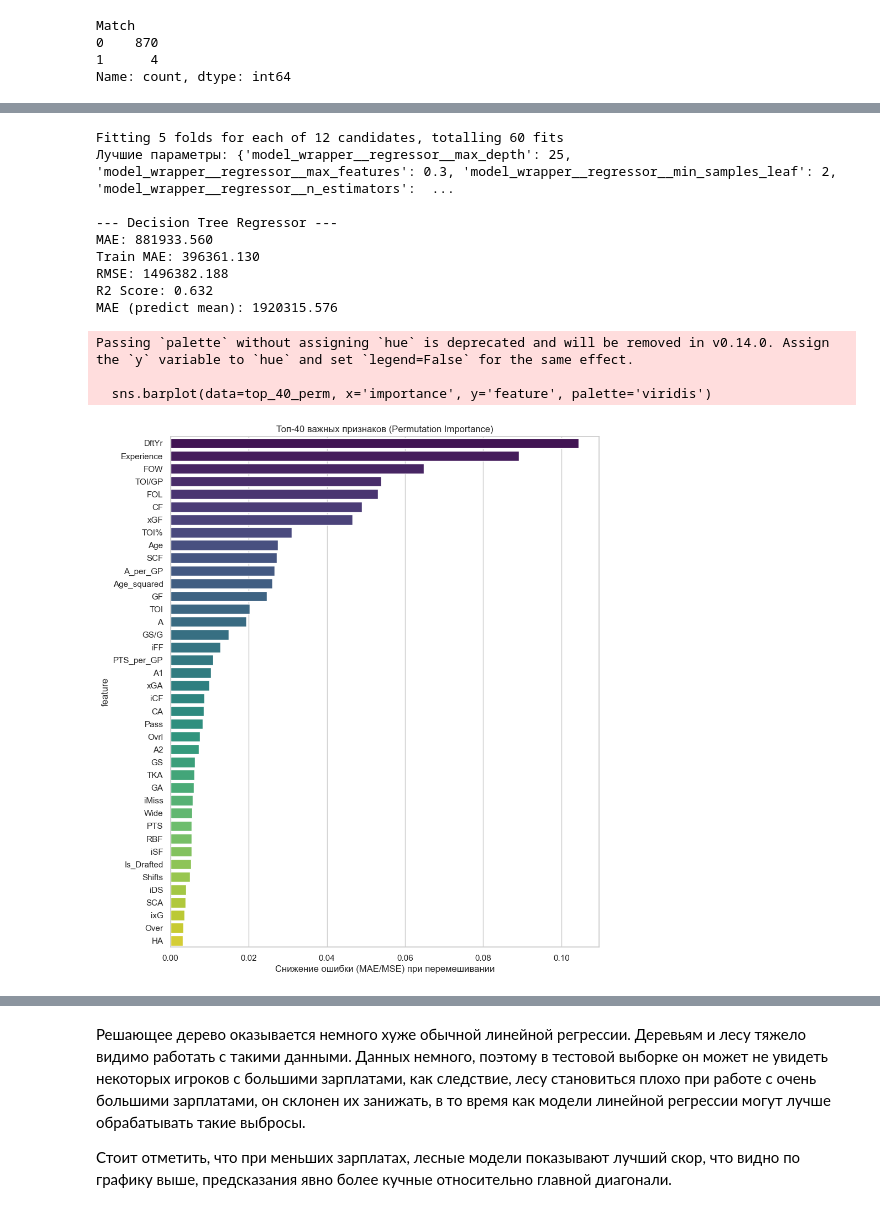
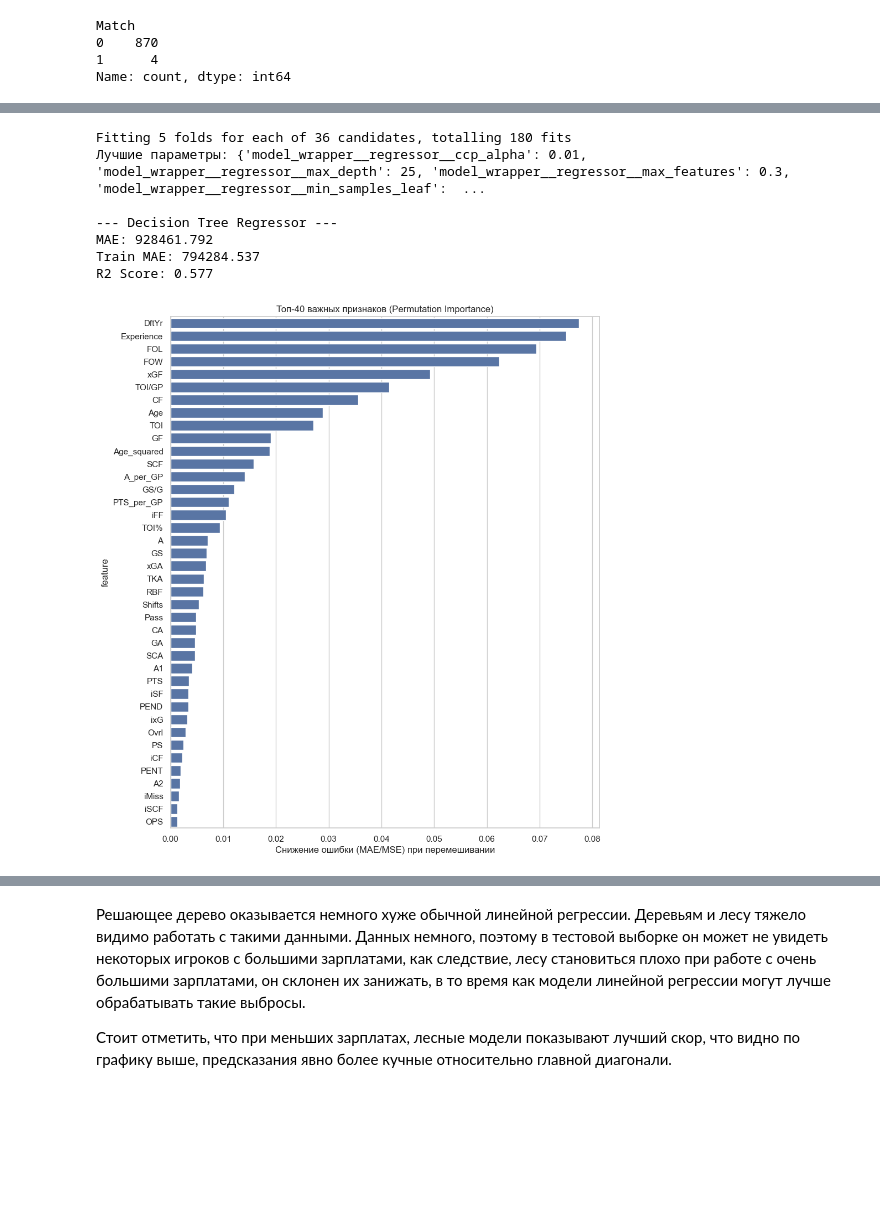
Before and after one commit to zloyaloha/ai-frameworks, a Jupyter notebook: lab4.ipynb, the cells around one changed output, grey strips where cells are left out. Drawn from its saved outputs; the diff is of its cells as text; code cells hidden in the pictures; blank space fills up the shorter version.

```diff
--- a/lab4.ipynb
+++ b/lab4.ipynb
@@ -255,7 +331,7 @@ import numpy as np
 full_pipeline = Pipeline([
     ('preprocessor', ct),
     ('model_wrapper', TransformedTargetRegressor(
-        regressor=RandomForestRegressor(random_state=42),
+        regressor=RandomForestRegressor(random_state=52),
         func=np.log1p,
         inverse_func=np.expm1
     ))
@@ -266,6 +342,7 @@ param_grid = {
     'model_wrapper__regressor__max_depth': [15, 25, None],
     'model_wrapper__regressor__max_features': ['sqrt', 0.3],
     'model_wrapper__regressor__min_samples_leaf': [2, 4],
+    'model_wrapper__regressor__ccp_alpha': [0.01, 0.1, 1]
 }
 
 grid = GridSearchCV(
@@ -293,47 +370,40 @@ base_mean_error = mean_absolute_error(y_test, [y_train.mean()] * len(y_test))
 print(f"\n--- Decision Tree Regressor ---")
 print(f"MAE: {mae:.3f}")
 print(f"Train MAE: {train_mae:.3f}")
-print(f"RMSE: {rmse:.3f}")
 print(f"R2 Score: {r2:.3f}")
-print(f"MAE (predict mean): {base_mean_error:.3f}")
 # %% [output]
-Fitting 5 folds for each of 12 candidates, totalling 60 fits
-Лучшие параметры: {'model_wrapper__regressor__max_depth': 25, 'model_wrapper__regressor__max_features': 0.3, 'model_wrapper__regressor__min_samples_leaf': 2, 'model_wrapper__regressor__n_estimators':  ...
+Fitting 5 folds for each of 36 candidates, totalling 180 fits
+Лучшие параметры: {'model_wrapper__regressor__ccp_alpha': 0.01, 'model_wrapper__regressor__max_depth': 25, 'model_wrapper__regressor__max_features': 0.3, 'model_wrapper__regressor__min_samples_leaf':  ...
 
 --- Decision Tree Regressor ---
-MAE: 881933.560
-Train MAE: 396361.130
-RMSE: 1496382.188
-R2 Score: 0.632
-MAE (predict mean): 1920315.576
+MAE: 928461.792
+Train MAE: 794284.537
+R2 Score: 0.577
 # %%
 import matplotlib.pyplot as plt
 import pandas as pd
 from sklearn.inspection import permutation_importance
 
 perm_result = permutation_importance(
     grid.best_estimator_,
     X_test,
     y_test,
     n_repeats=10,
     random_state=42,
     n_jobs=-1
 )
 
 perm_df = pd.DataFrame({
     'feature': X_test.columns,
     'importance': perm_result.importances_mean
 })
 
 top_40_perm = perm_df.sort_values(by='importance', ascending=False).head(40)
 
 plt.figure(figsize=(10, 12))
-sns.barplot(data=top_40_perm, x='importance', y='feature', palette='viridis')
+sns.barplot(data=top_40_perm, x='importance', y='feature')
 plt.title("Топ-40 важных признаков (Permutation Importance)")
 plt.xlabel("Снижение ошибки (MAE/MSE) при перемешивании")
 plt.show()
 # %% [output]
-Passing `palette` without assigning `hue` is deprecated and will be removed in v0.14.0. Assign the `y` variable to `hue` and set `legend=False` for the same effect.
-
-  sns.barplot(data=top_40_perm, x='importance', y='feature', palette='viridis')
-[figure, old version]
+[figure, new version]
```
Also changed, not shown: parts of 37 cells of this notebook.
